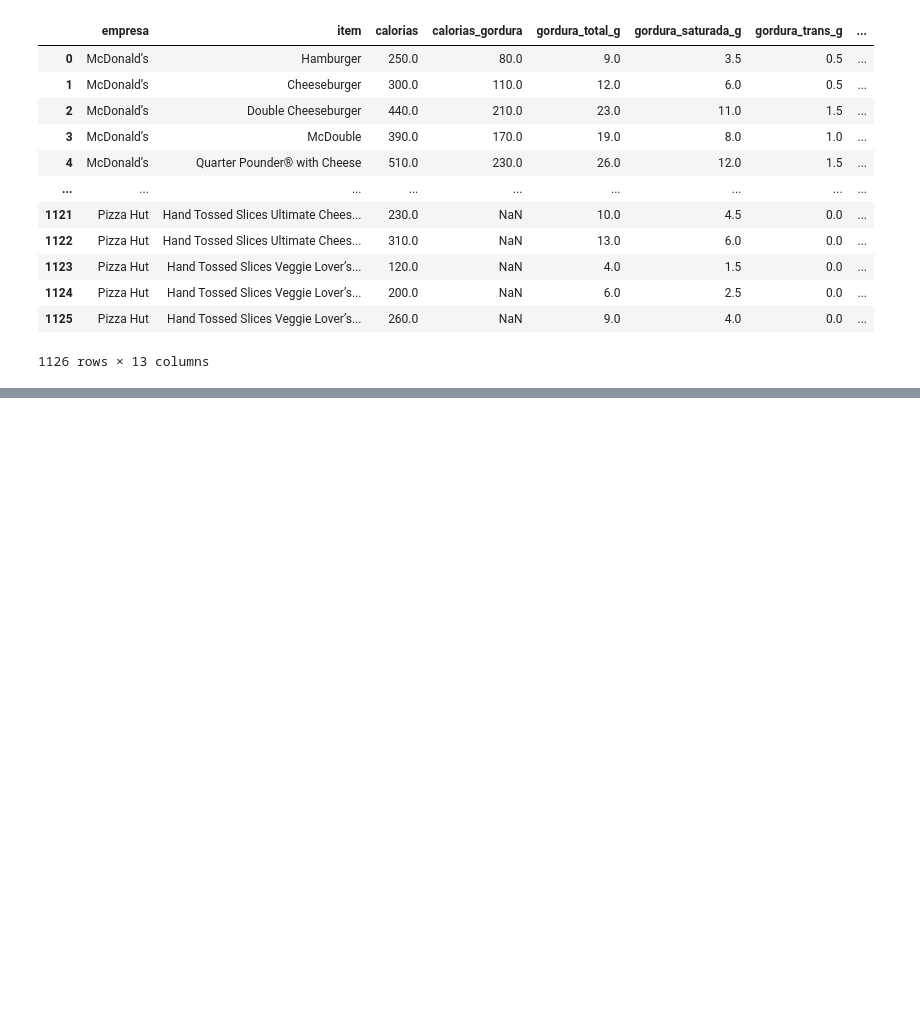
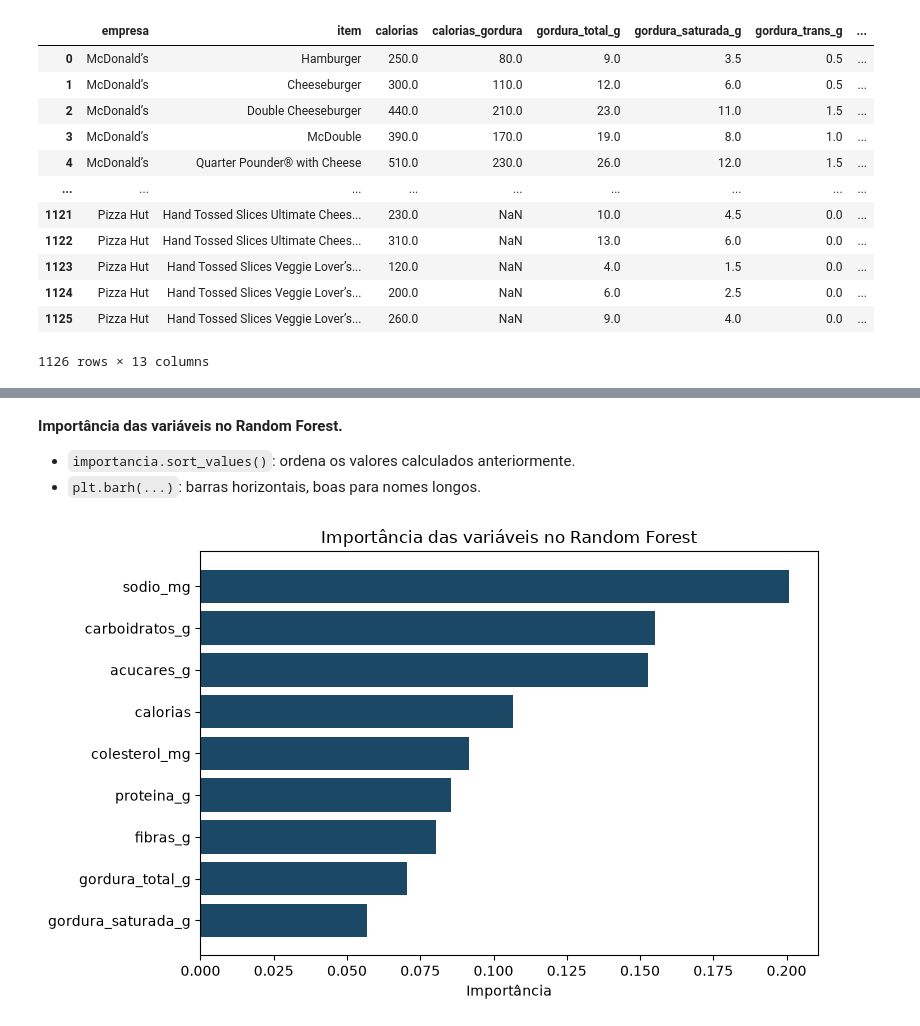
Before and after one commit to eduardoeloi7/LP5revisao, a Jupyter notebook: notebooks/atividade_sala2.ipynb, the cells around one changed output, grey strips where cells are left out. Saved outputs shown, nothing was run; the diff lists cells and outputs as text; code cells hidden in the pictures; blank space fills up the shorter version.

```diff
--- a/notebooks/atividade_sala2.ipynb
+++ b/notebooks/atividade_sala2.ipynb
@@ -273,0 +369,3 @@ df
+# %%
+X = d[colunas]
+y = d["empresa_cod"]
@@ -273,0 +380,4 @@ df
+# %%
+X_treino, X_validacao, y_treino, y_validacao = train_test_split(
+    X, y, test_size=0.3, stratify=y, random_state=0)
+print(len(X_treino), len(X_validacao))
@@ -273,0 +661,16 @@ df
+# %% [markdown]
+**Importância das variáveis no Random Forest.**
+
+- `importancia.sort_values()`: ordena os valores calculados anteriormente.
+- `plt.barh(...)`: barras horizontais, boas para nomes longos.
+# %%
+imp = importancia.sort_values()
+
+plt.figure(figsize=(8, 5))
+plt.barh(imp.index, imp.values, color="#1B4965")
+plt.title("Importância das variáveis no Random Forest")
+plt.xlabel("Importância")
+plt.tight_layout()
+plt.show()
+# %% [output]
+[figure, added]
```
Also changed, not shown: parts of 57 cells of this notebook, 4 other files.
